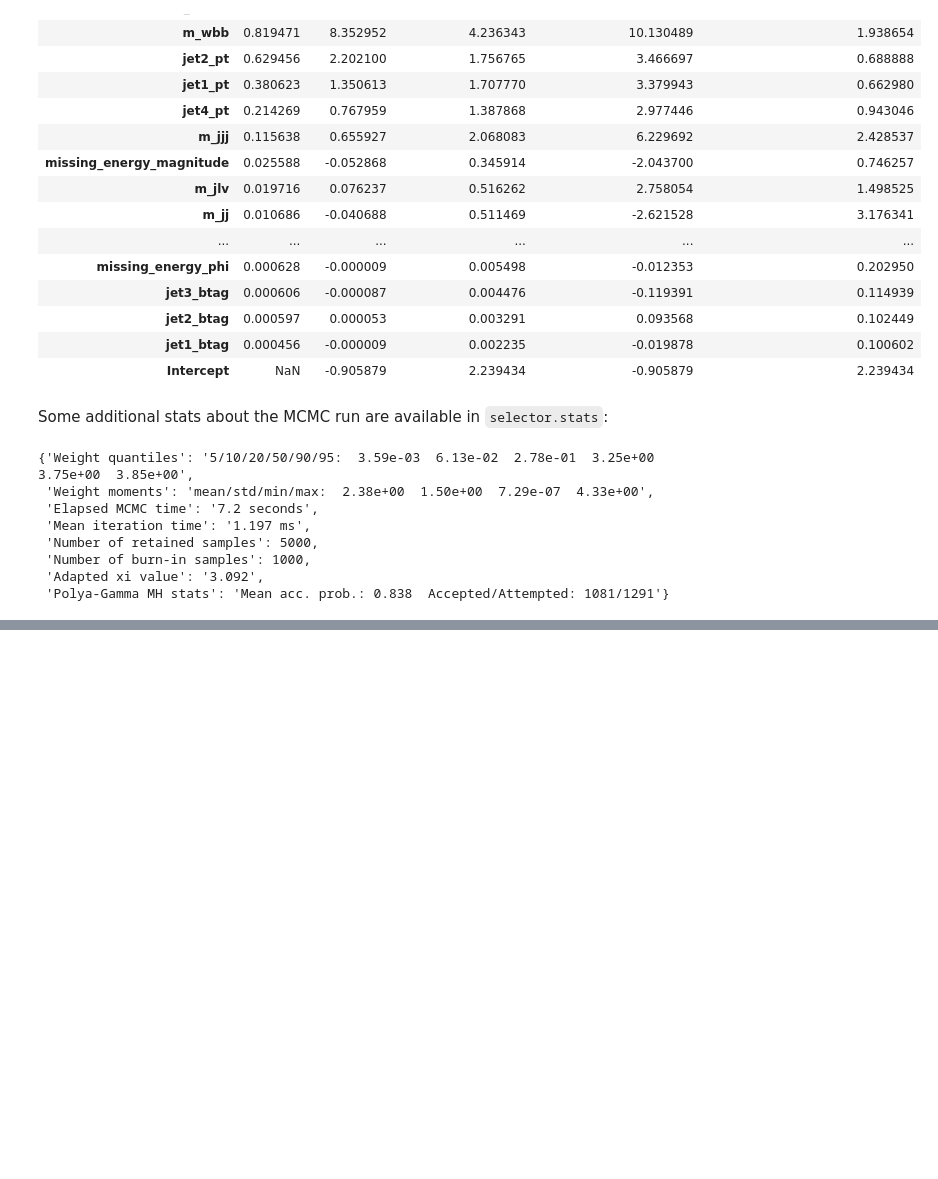
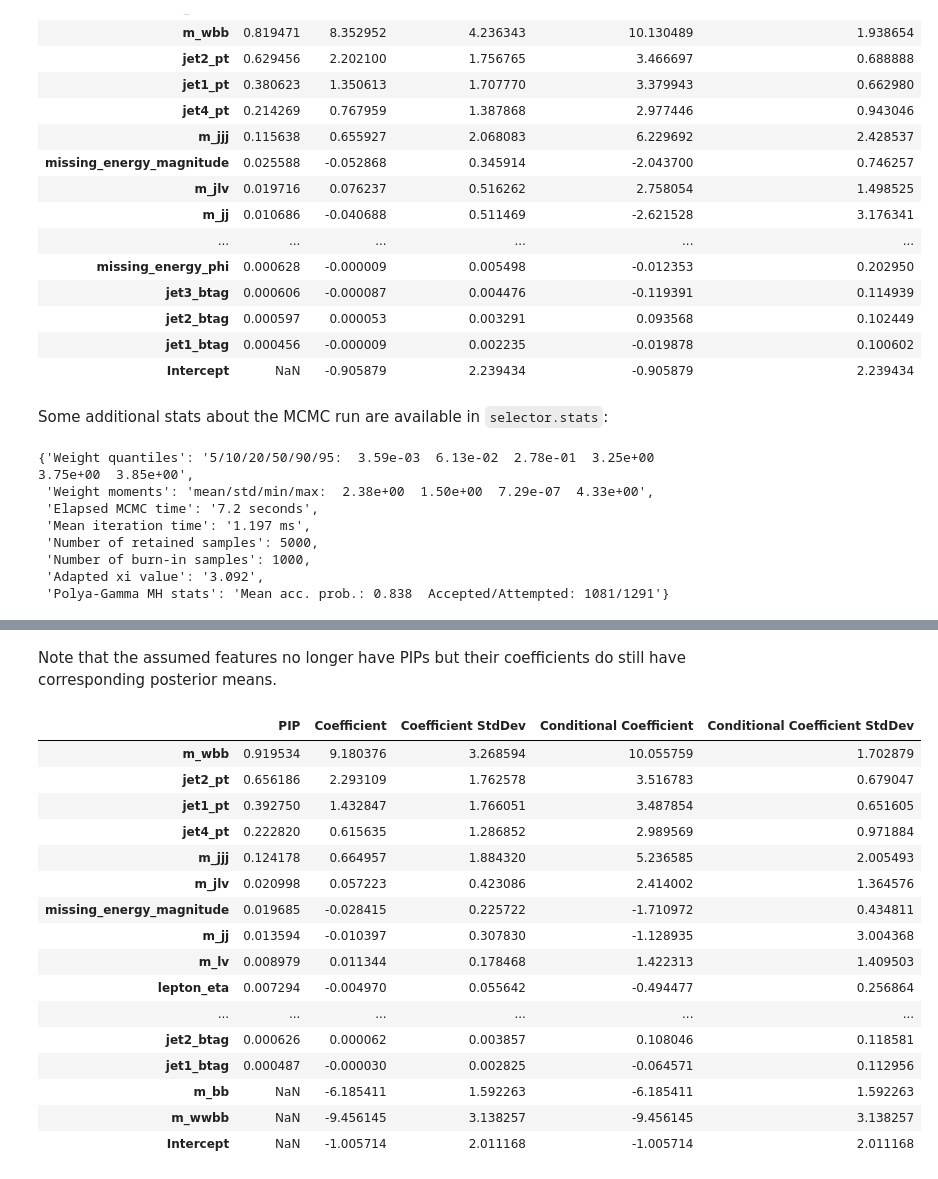
Before and after one commit to BasisResearch/millipede, a Jupyter notebook: notebooks/higgs_vignette.ipynb, the cells around one changed output, grey strips where cells are left out. Saved outputs shown, nothing was run; the diff lists cells and outputs as text; code cells hidden in the pictures; blank space fills up the shorter version.

Commit message:
update higgs_vignette.ipynb to showcase assumed_columns

```diff
--- a/notebooks/higgs_vignette.ipynb
+++ b/notebooks/higgs_vignette.ipynb
@@ -103,0 +108,32 @@ selector.stats
+# %%
+# Let's suppose we know a priori that m_bb and m_wwbb should be included.
+assumed_columns = ['m_bb', 'm_wwbb']
+selector = BernoulliLikelihoodVariableSelector(dataframe,      # pass in the data
+                                               'signal_event', # indicate the column of responses
+                                               assumed_columns=assumed_columns,
+                                               S=1,            # specify the expected number of covariates included a priori
+                                               )
+
+selector.run(T=5000, T_burnin=1000, verbosity='bar', seed=0)
+# %% [markdown]
+Note that the assumed features no longer have PIPs but their coefficients do still have corresponding posterior means.
+# %%
+selector.summary.sort_values(by=['PIP'], ascending=False)
+# %% [output]
+|  | PIP | Coefficient | Coefficient StdDev | Conditional Coefficient | Conditional Coefficient StdDev |
+| m_wbb | 0.919534 | 9.180376 | 3.268594 | 10.055759 | 1.702879 |
+| jet2_pt | 0.656186 | 2.293109 | 1.762578 | 3.516783 | 0.679047 |
+| jet1_pt | 0.392750 | 1.432847 | 1.766051 | 3.487854 | 0.651605 |
+| jet4_pt | 0.222820 | 0.615635 | 1.286852 | 2.989569 | 0.971884 |
+| m_jjj | 0.124178 | 0.664957 | 1.884320 | 5.236585 | 2.005493 |
+| m_jlv | 0.020998 | 0.057223 | 0.423086 | 2.414002 | 1.364576 |
+| missing_energy_magnitude | 0.019685 | -0.028415 | 0.225722 | -1.710972 | 0.434811 |
+| m_jj | 0.013594 | -0.010397 | 0.307830 | -1.128935 | 3.004368 |
+| m_lv | 0.008979 | 0.011344 | 0.178468 | 1.422313 | 1.409503 |
+| lepton_eta | 0.007294 | -0.004970 | 0.055642 | -0.494477 | 0.256864 |
+| ... | ... | ... | ... | ... | ... |
+| jet2_btag | 0.000626 | 0.000062 | 0.003857 | 0.108046 | 0.118581 |
+| jet1_btag | 0.000487 | -0.000030 | 0.002825 | -0.064571 | 0.112956 |
+| m_bb | NaN | -6.185411 | 1.592263 | -6.185411 | 1.592263 |
+| m_wwbb | NaN | -9.456145 | 3.138257 | -9.456145 | 3.138257 |
+| Intercept | NaN | -1.005714 | 2.011168 | -1.005714 | 2.011168 |
```
Also changed, not shown: parts of 1 cell of this notebook.
